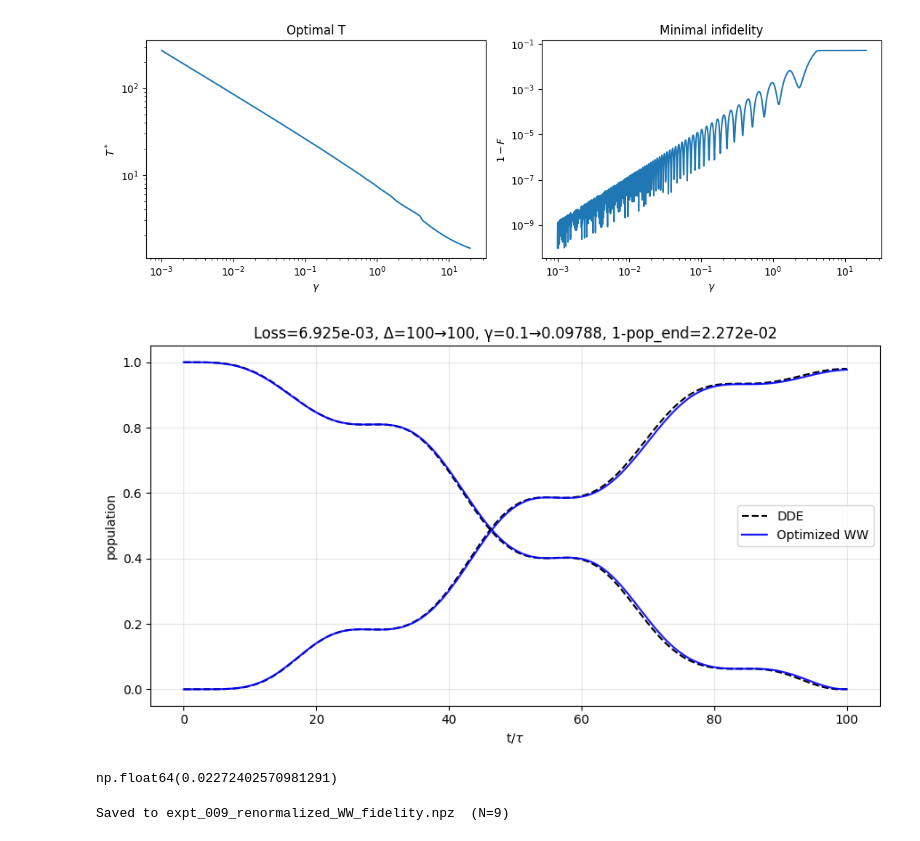
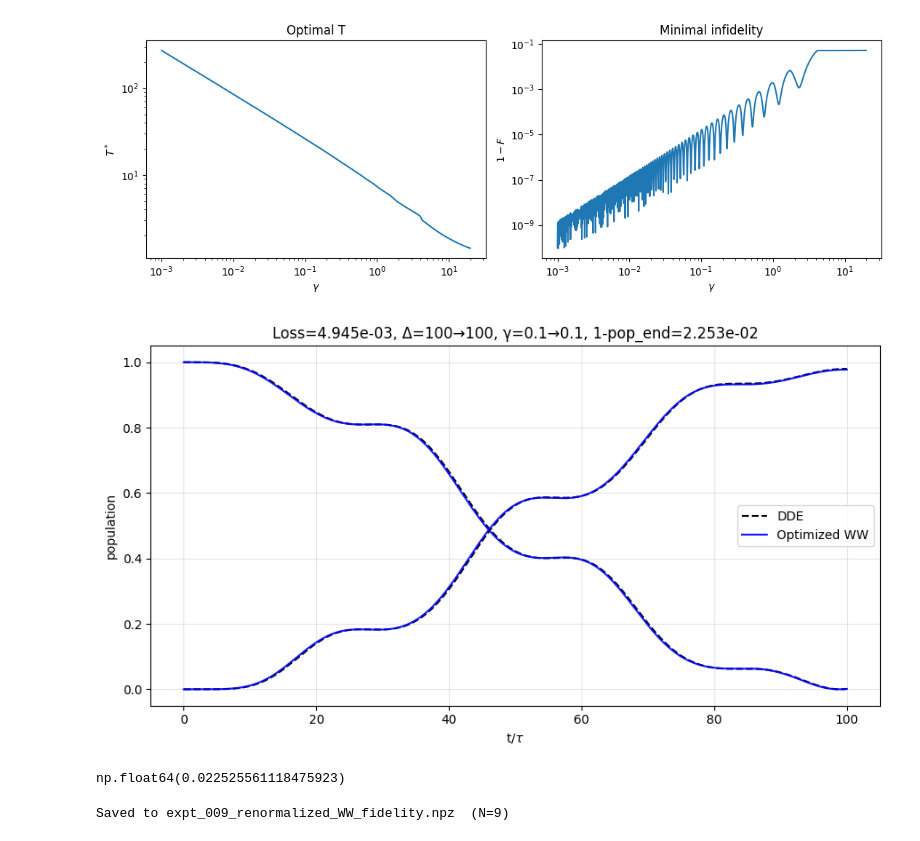
Before and after one commit to Taitoos2/non_markovian_qubit_swap, a Jupyter notebook: Idea_3.ipynb, the cells around one changed output. Saved outputs shown, nothing was run; the diff lists cells and outputs as text; code cells hidden in the pictures.

```diff
--- a/Idea_3.ipynb
+++ b/Idea_3.ipynb
@@ -113,22 +113,22 @@ expt_008_ScanGamma_Refined(
 # %%
 from expt_sets import renormalize_WW_opimized
 
 renormalize_WW_opimized(
     gamma_guess=0.1,
     T=100,
     Delta_guess=100.0,
     tau=1.0,
-    dt_max=0.01,
+    dt_max=0.005,
     pulse_delay=True,
-    PBC=False,
-    n_modes=101,
+    PBC=True,
+    n_modes=201,
     n_steps=201,
     plot=True,
-    opt=True,
+    opt=False,
 )
 # %% [output]
-[figure, old version]
+[figure, new version]
-np.float64(0.02272402570981291)
+np.float64(0.022525561118475923)
 # %%
 from expt_sets import expt_009_renormalized_WW_fidelity
 
```
Also changed, not shown: parts of 2 cells of this notebook.
